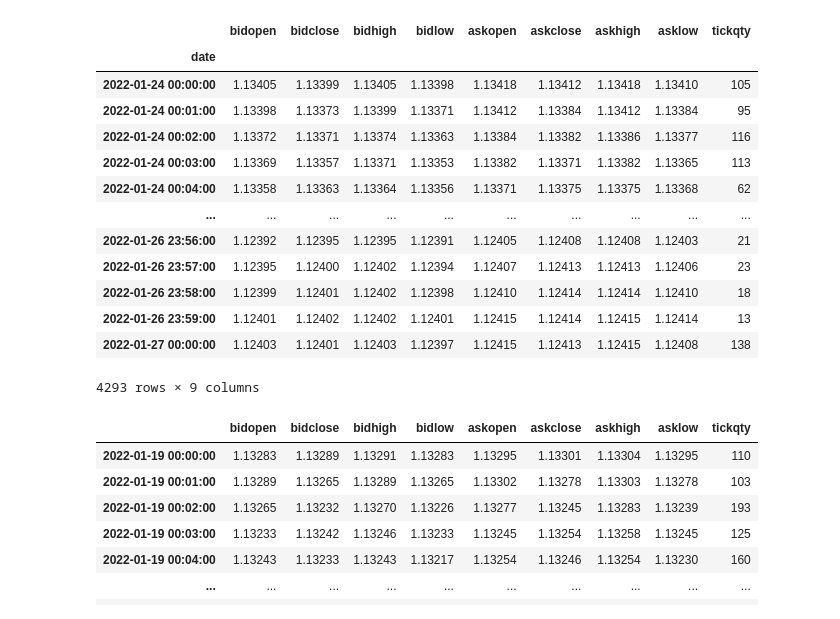
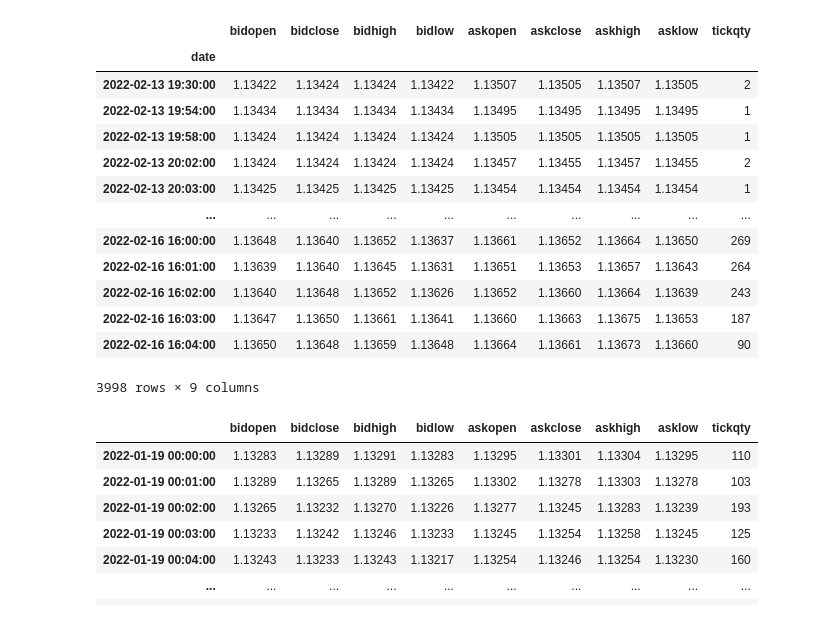
Before and after one commit to sonupal129/affinity, a Jupyter notebook: algo_test.ipynb, the cells around one changed output. Saved outputs shown, nothing was run; the diff lists cells and outputs as text; code cells hidden in the pictures.

```diff
--- a/algo_test.ipynb
+++ b/algo_test.ipynb
@@ -8,27 +25,27 @@ con
 # %%
 import datetime as dt
 from icecream import ic
 
 
-start = dt.datetime(2022,1,24)
-end = dt.datetime(2022,1,27)
+start = dt.datetime(2022,2,12)
+end = dt.datetime(2022,2,17)
 data = con.get_candles('EUR/USD', period='m1', start=start, end=end) #number=250 start=start, end=end
 data
 # %% [output]
 |  | bidopen | bidclose | bidhigh | bidlow | askopen | askclose | askhigh | asklow | tickqty |
 | date |  |  |  |  |  |  |  |  |  |
-| 2022-01-24 00:00:00 | 1.13405 | 1.13399 | 1.13405 | 1.13398 | 1.13418 | 1.13412 | 1.13418 | 1.13410 | 105 |
-| 2022-01-24 00:01:00 | 1.13398 | 1.13373 | 1.13399 | 1.13371 | 1.13412 | 1.13384 | 1.13412 | 1.13384 | 95 |
-| 2022-01-24 00:02:00 | 1.13372 | 1.13371 | 1.13374 | 1.13363 | 1.13384 | 1.13382 | 1.13386 | 1.13377 | 116 |
-| 2022-01-24 00:03:00 | 1.13369 | 1.13357 | 1.13371 | 1.13353 | 1.13382 | 1.13371 | 1.13382 | 1.13365 | 113 |
-| 2022-01-24 00:04:00 | 1.13358 | 1.13363 | 1.13364 | 1.13356 | 1.13371 | 1.13375 | 1.13375 | 1.13368 | 62 |
+| 2022-02-13 19:30:00 | 1.13422 | 1.13424 | 1.13424 | 1.13422 | 1.13507 | 1.13505 | 1.13507 | 1.13505 | 2 |
+| 2022-02-13 19:54:00 | 1.13434 | 1.13434 | 1.13434 | 1.13434 | 1.13495 | 1.13495 | 1.13495 | 1.13495 | 1 |
+| 2022-02-13 19:58:00 | 1.13424 | 1.13424 | 1.13424 | 1.13424 | 1.13505 | 1.13505 | 1.13505 | 1.13505 | 1 |
+| 2022-02-13 20:02:00 | 1.13424 | 1.13424 | 1.13424 | 1.13424 | 1.13457 | 1.13455 | 1.13457 | 1.13455 | 2 |
+| 2022-02-13 20:03:00 | 1.13425 | 1.13425 | 1.13425 | 1.13425 | 1.13454 | 1.13454 | 1.13454 | 1.13454 | 1 |
 | ... | ... | ... | ... | ... | ... | ... | ... | ... | ... |
-| 2022-01-26 23:56:00 | 1.12392 | 1.12395 | 1.12395 | 1.12391 | 1.12405 | 1.12408 | 1.12408 | 1.12403 | 21 |
-| 2022-01-26 23:57:00 | 1.12395 | 1.12400 | 1.12402 | 1.12394 | 1.12407 | 1.12413 | 1.12413 | 1.12406 | 23 |
-| 2022-01-26 23:58:00 | 1.12399 | 1.12401 | 1.12402 | 1.12398 | 1.12410 | 1.12414 | 1.12414 | 1.12410 | 18 |
-| 2022-01-26 23:59:00 | 1.12401 | 1.12402 | 1.12402 | 1.12401 | 1.12415 | 1.12414 | 1.12415 | 1.12414 | 13 |
-| 2022-01-27 00:00:00 | 1.12403 | 1.12401 | 1.12403 | 1.12397 | 1.12415 | 1.12413 | 1.12415 | 1.12408 | 138 |
+| 2022-02-16 16:00:00 | 1.13648 | 1.13640 | 1.13652 | 1.13637 | 1.13661 | 1.13652 | 1.13664 | 1.13650 | 269 |
+| 2022-02-16 16:01:00 | 1.13639 | 1.13640 | 1.13645 | 1.13631 | 1.13651 | 1.13653 | 1.13657 | 1.13643 | 264 |
+| 2022-02-16 16:02:00 | 1.13640 | 1.13648 | 1.13652 | 1.13626 | 1.13652 | 1.13660 | 1.13664 | 1.13639 | 243 |
+| 2022-02-16 16:03:00 | 1.13647 | 1.13650 | 1.13661 | 1.13641 | 1.13660 | 1.13663 | 1.13675 | 1.13653 | 187 |
+| 2022-02-16 16:04:00 | 1.13650 | 1.13648 | 1.13659 | 1.13648 | 1.13664 | 1.13661 | 1.13673 | 1.13660 | 90 |
-4293 rows × 9 columns
+3998 rows × 9 columns
 # %%
 import pandas as pd
 def print_data(data, dataframe):
```
Also changed, not shown: parts of 14 cells of this notebook, 2 other files.
